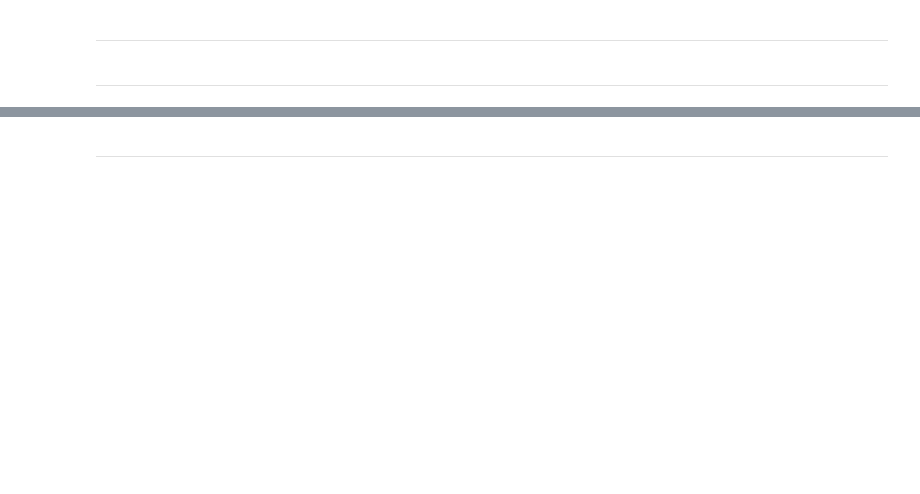
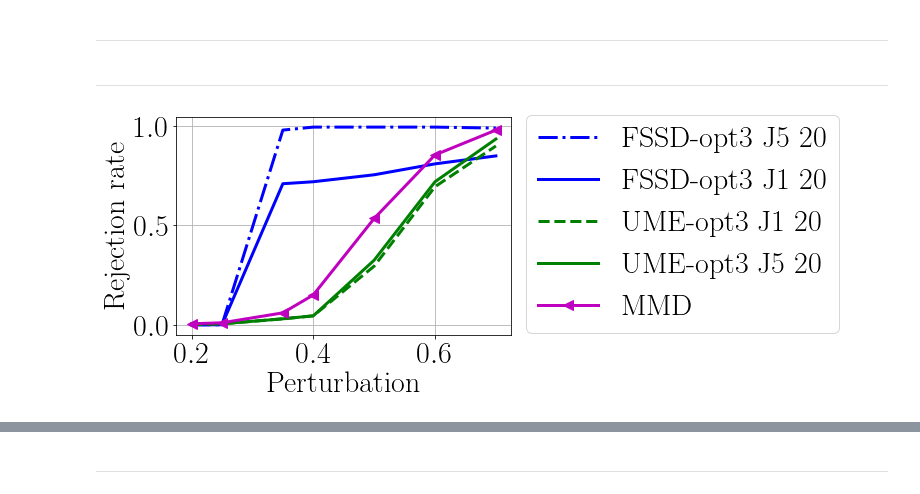
Before and after one commit to wittawatj/kernel-mod, a Jupyter notebook: ipynb/ex2_results.ipynb, the cells around one changed output, grey strips where cells are left out. Cells and saved outputs as stored; diff of their text form; code cells hidden in the pictures; blank space fills up the shorter version.

```diff
--- a/ipynb/ex2_results.ipynb
+++ b/ipynb/ex2_results.ipynb
@@ -141,13 +146,15 @@ plt.savefig(fname.replace('.p', '_time.pdf', 1), bbox_inches='tight',
 # %% [markdown]
 --------------
 # %%
-fname = 'ex2-gbrbm_dx20_dh5-me6_n2000_rs200_pmi0.2_pma0.6_a0.050.p'
+fname = 'ex2-gbrbm_dx20_dh5-me5_n2000_rs200_pmi0.2_pma0.7_a0.050.p'
 results = load_plot_vs_params(fname, show_legend=True, xlabel='Perturbation')
 
-plt.xticks([0.2, 0.3, 0.4, 0.5])
-plt.yticks([0, 0.05, 0.5], ['0', '', '0.5'])
+# plt.xticks([0.2, 0.3, 0.4, 0.5])
+# plt.yticks([0, 0.05, 0.5], ['0', '', '0.5'])
 plt.grid()
 plt.savefig(fname.replace('.p', '.pdf', 1), bbox_inches='tight')
+# %% [output]
+[figure, added]
 # %%
 load_runtime_vs_params(fname, show_legend=False);
 plt.savefig(fname.replace('.p', '_time.pdf', 1), bbox_inches='tight',
```
Also changed, not shown: parts of 11 cells of this notebook, 7 other files.
